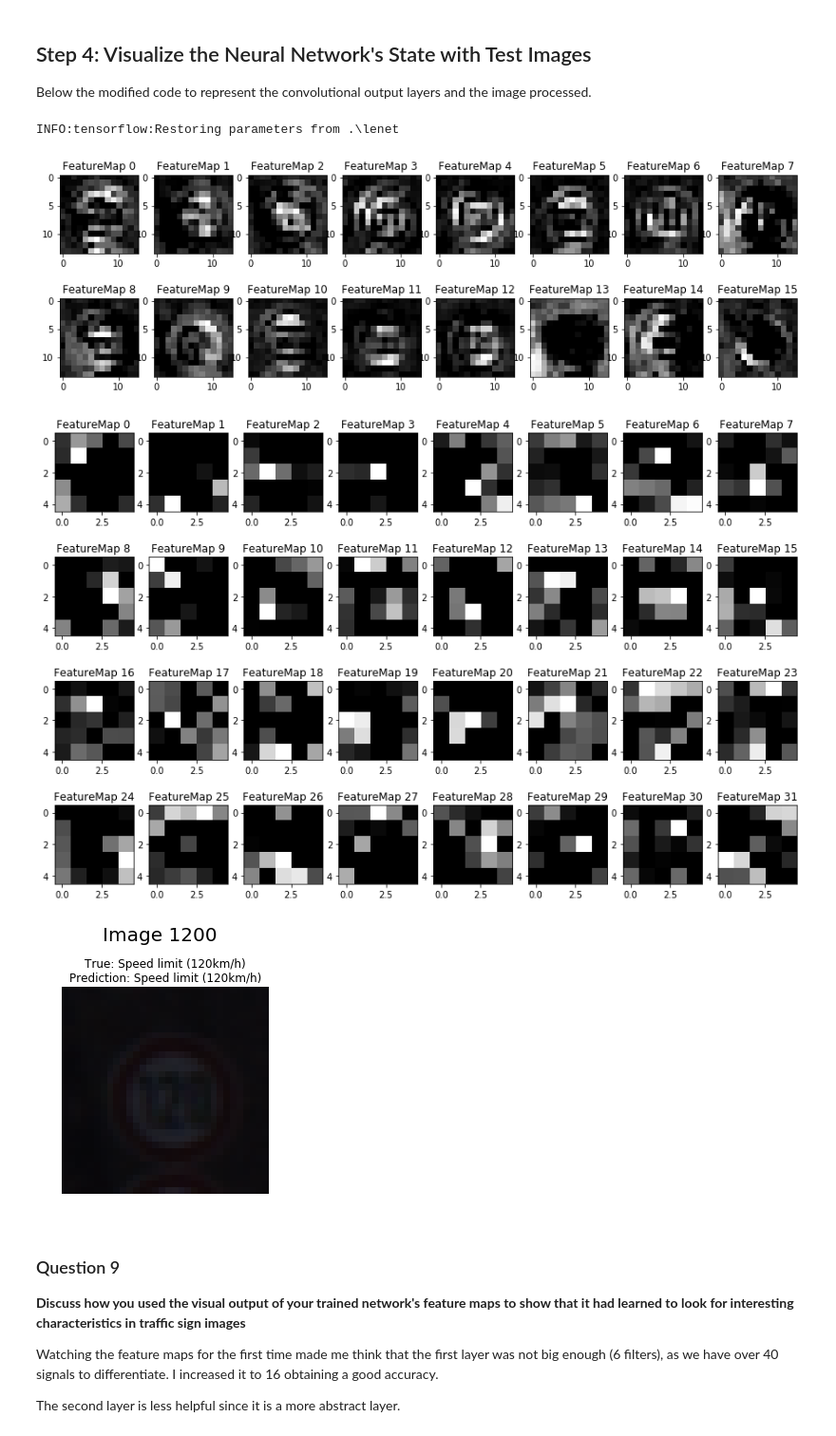
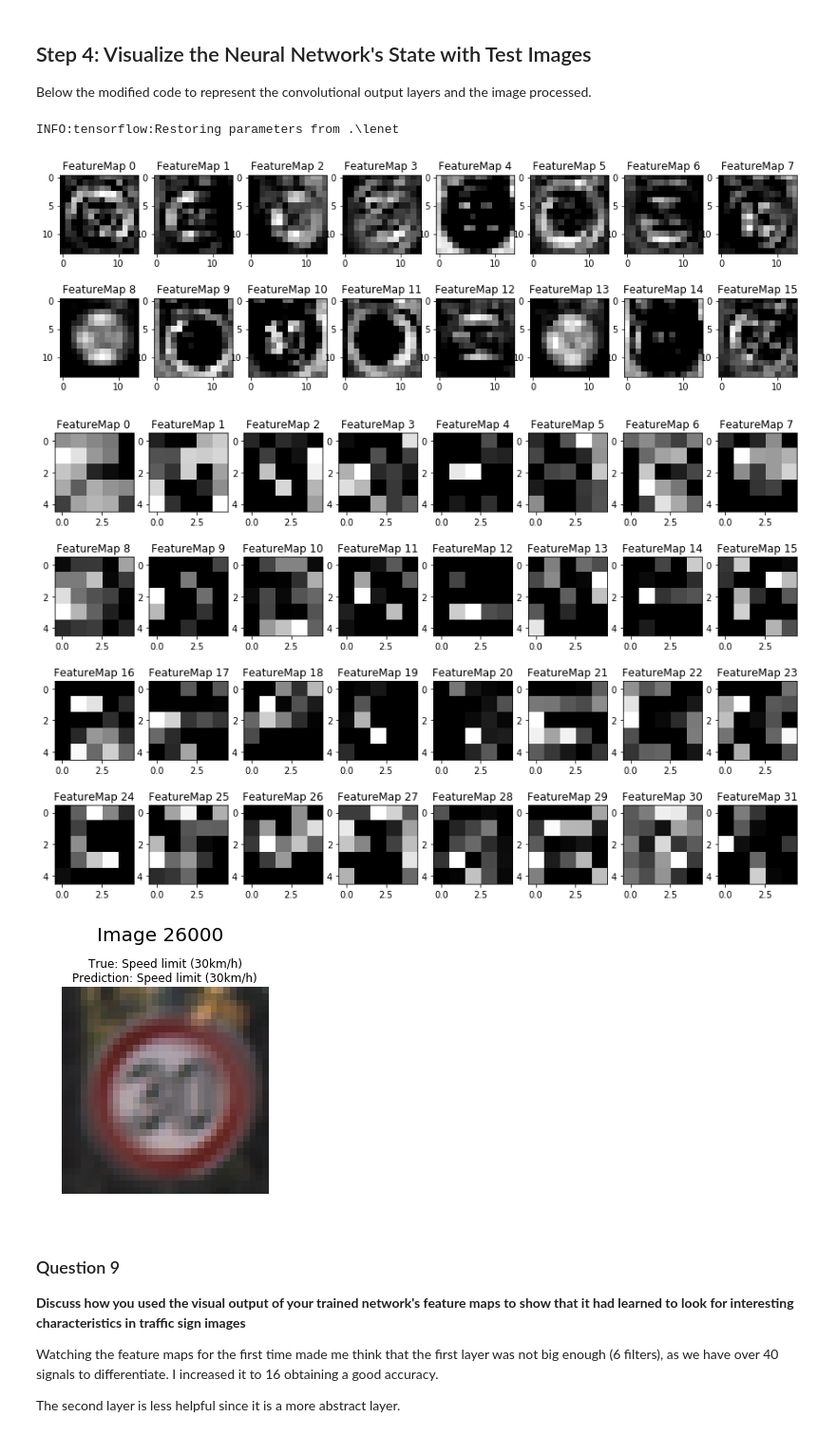
Before and after one commit to rpicatoste/carnd-term1-project2-traffic-sign-classifier, a Jupyter notebook: Traffic_Sign_Classifier.ipynb, the cells around one changed output. Shown at 95% size. Drawn from its saved outputs; the diff is of its cells as text; code cells hidden in the pictures.

Commit message:
With new images.

```diff
--- a/Traffic_Sign_Classifier.ipynb
+++ b/Traffic_Sign_Classifier.ipynb
@@ -457,0 +492,23 @@ The function created above shows the best 5 predictions for each sample tested.
+# %%
+import cv2
+# Train with images from the internet.
+
+# Load stored new images
+new_images, new_labels = pickle.load( open('new_images.p', mode='rb') )
+
+# Preprocess them to fit in the network.
+for ind,image in enumerate(new_images):
+    image = cv2.resize(image, (32, 32))
+    new_images[ind] = image
+
+n_samples = 5
+top_n_predictions = 5
+saver = tf.train.Saver()
+# Pick some random images from the test batch.
+new_images, new_labels
+with tf.Session() as sess:
+    saver.restore(sess, './lenet')
+    predicted = sess.run( tf.nn.top_k(tf.nn.softmax(logits), top_n_predictions), feed_dict= { x: new_images, keep_prob: 1.0 } )
+
+# Print prediction of the random samples
+display_image_predictions(new_images, new_labels, predicted)
@@ -490,37 +550,37 @@ Below the modified code to represent the convolutional output layers and the ima
 def outputFeatureMap(image_input, tf_activation, activation_min=-1, activation_max=-1 ,plt_num=1):
     # Here make sure to preprocess your image_input in a way your network expects
     # with size, normalization, ect if needed
     # image_input =
     # Note: x should be the same name as your network's tensorflow data placeholder variable
     # If you get an error tf_activation is not defined it maybe having trouble accessing the variable from inside a function
     activation = tf_activation.eval( session = sess, feed_dict = {x : image_input} )
     featuremaps = activation.shape[3]
     plt.figure(plt_num, figsize=(15,15))
     for featuremap in range(featuremaps):
         plt.subplot(6,8, featuremap+1) # sets the number of feature maps to show on each row and column
         plt.title('FeatureMap ' + str(featuremap)) # displays the feature map number
         if activation_min != -1 & activation_max != -1:
             plt.imshow(activation[0,:,:, featuremap], interpolation="nearest", vmin =activation_min, vmax=activation_max, cmap="gray")
         elif activation_max != -1:
             plt.imshow(activation[0,:,:, featuremap], interpolation="nearest", vmax=activation_max, cmap="gray")
         elif activation_min !=-1:
             plt.imshow(activation[0,:,:, featuremap], interpolation="nearest", vmin=activation_min, cmap="gray")
         else:
             plt.imshow(activation[0,:,:, featuremap], interpolation="nearest", cmap="gray")
     plt.show()
 
 with tf.Session() as sess:
-    index = 1200
+    index = 26000
     saver.restore(sess, tf.train.latest_checkpoint('.'))
     predicted = sess.run( tf.nn.top_k(tf.nn.softmax(logits), 1), feed_dict= { x: X_train[index].reshape([1,32,32,3]), keep_prob: 1.0 } )
     outputFeatureMap(X_train[index].reshape([1,32,32,3]), c1,plt_num=101)
     outputFeatureMap(X_train[index].reshape([1,32,32,3]), c2,plt_num=102)
     plot_image(index, X_train, y_train, predicted.indices[0][0])
 # %% [output]
 INFO:tensorflow:Restoring parameters from .\lenet
-[figure, old version]
+[figure, new version]
-[figure, old version]
+[figure, new version]
-[figure, old version]
+[figure, new version]
 # %% [markdown]
 ### Question 9
 
```
Also changed, not shown: parts of 16 cells of this notebook, 2 other files.
